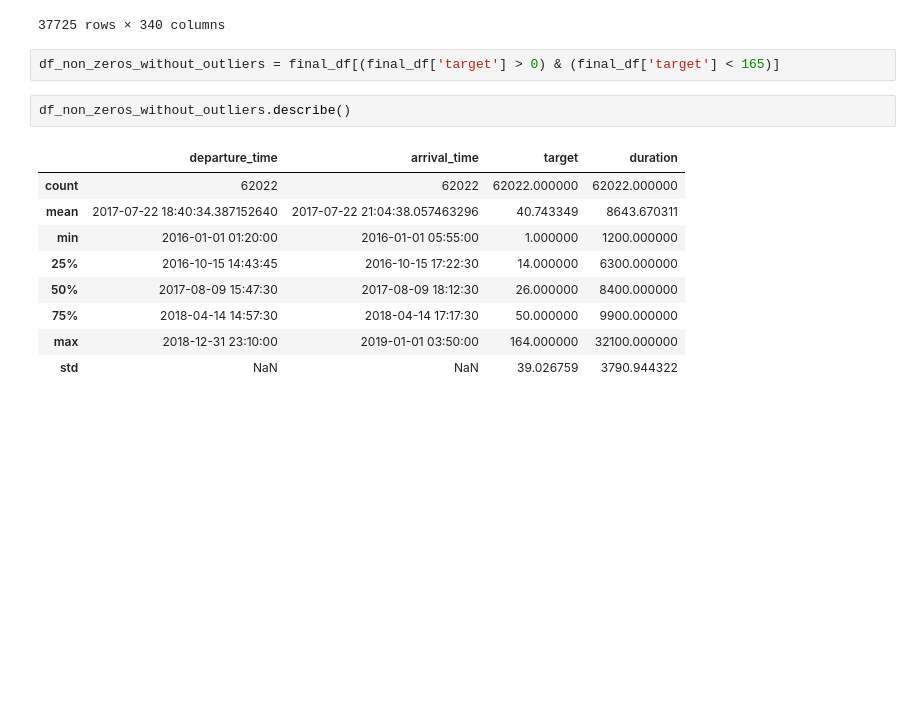
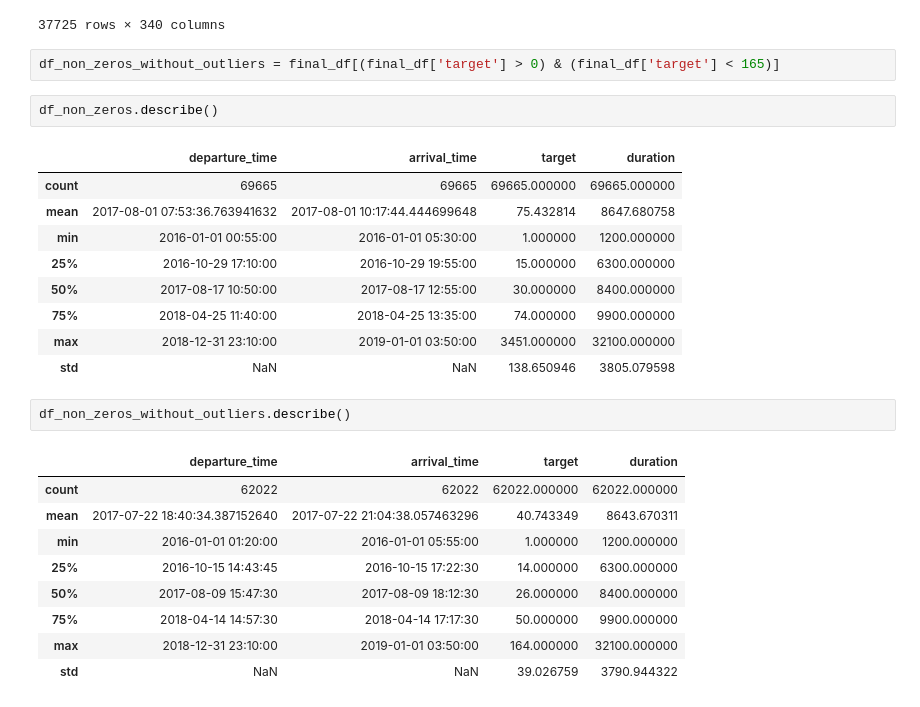
Before and after one commit to marcok10/ds-ml-project, a Jupyter notebook: EDA-flight.ipynb, the cells around one changed output. Saved outputs shown, nothing was run; the diff lists cells and outputs as text; blank space fills up the shorter version.

```diff
--- a/EDA-flight.ipynb
+++ b/EDA-flight.ipynb
@@ -209,6 +194,18 @@ all_zeros
 37725 rows × 340 columns
 # %%
 df_non_zeros_without_outliers = final_df[(final_df['target'] > 0) & (final_df['target'] < 165)]
+# %%
+df_non_zeros.describe()
+# %% [output]
+|  | departure_time | arrival_time | target | duration |
+| count | 69665 | 69665 | 69665.000000 | 69665.000000 |
+| mean | 2017-08-01 07:53:36.763941632 | 2017-08-01 10:17:44.444699648 | 75.432814 | 8647.680758 |
+| min | 2016-01-01 00:55:00 | 2016-01-01 05:30:00 | 1.000000 | 1200.000000 |
+| 25% | 2016-10-29 17:10:00 | 2016-10-29 19:55:00 | 15.000000 | 6300.000000 |
+| 50% | 2017-08-17 10:50:00 | 2017-08-17 12:55:00 | 30.000000 | 8400.000000 |
+| 75% | 2018-04-25 11:40:00 | 2018-04-25 13:35:00 | 74.000000 | 9900.000000 |
+| max | 2018-12-31 23:10:00 | 2019-01-01 03:50:00 | 3451.000000 | 32100.000000 |
+| std | NaN | NaN | 138.650946 | 3805.079598 |
 # %%
 df_non_zeros_without_outliers.describe()
 # %% [output]
```
Also changed, not shown: parts of 30 cells of this notebook, 45 other files.
